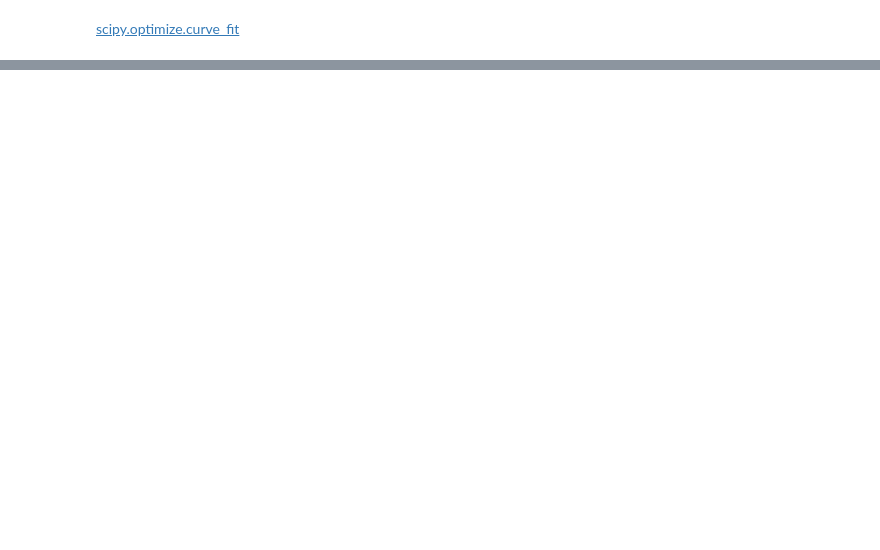
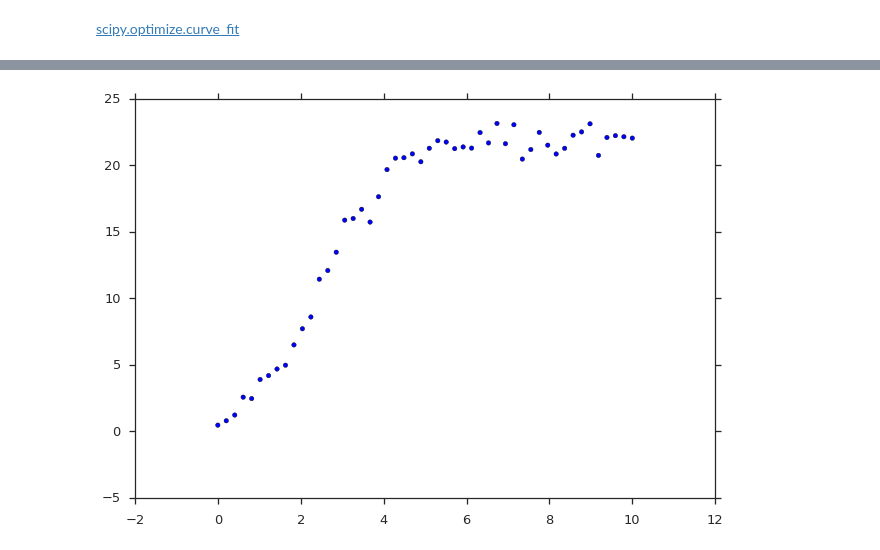
Before and after one commit to Py4Life/TAU2015, a Jupyter notebook: lecture10.ipynb, the cells around one changed output, grey strips where cells are left out. Cells and saved outputs as stored; diff of their text form; code cells hidden in the pictures; blank space fills up the shorter version.

```diff
--- a/lecture10.ipynb
+++ b/lecture10.ipynb
@@ -199,3 +152,0 @@ plot(t, y, '-')
-# %%
-def logistic(y, t, r, K):
-    return r*y*(1-y/K)
@@ -225,0 +184,5 @@ r=1.189, K=22, y0=1
+# %%
+simulated = logistic(t, 1.2, 22, 1) +  normal(0, 0.7, t.shape)
+scatter(t, simulated);
+# %% [output]
+[figure, added]
```
Also changed, not shown: parts of 52 cells of this notebook.
